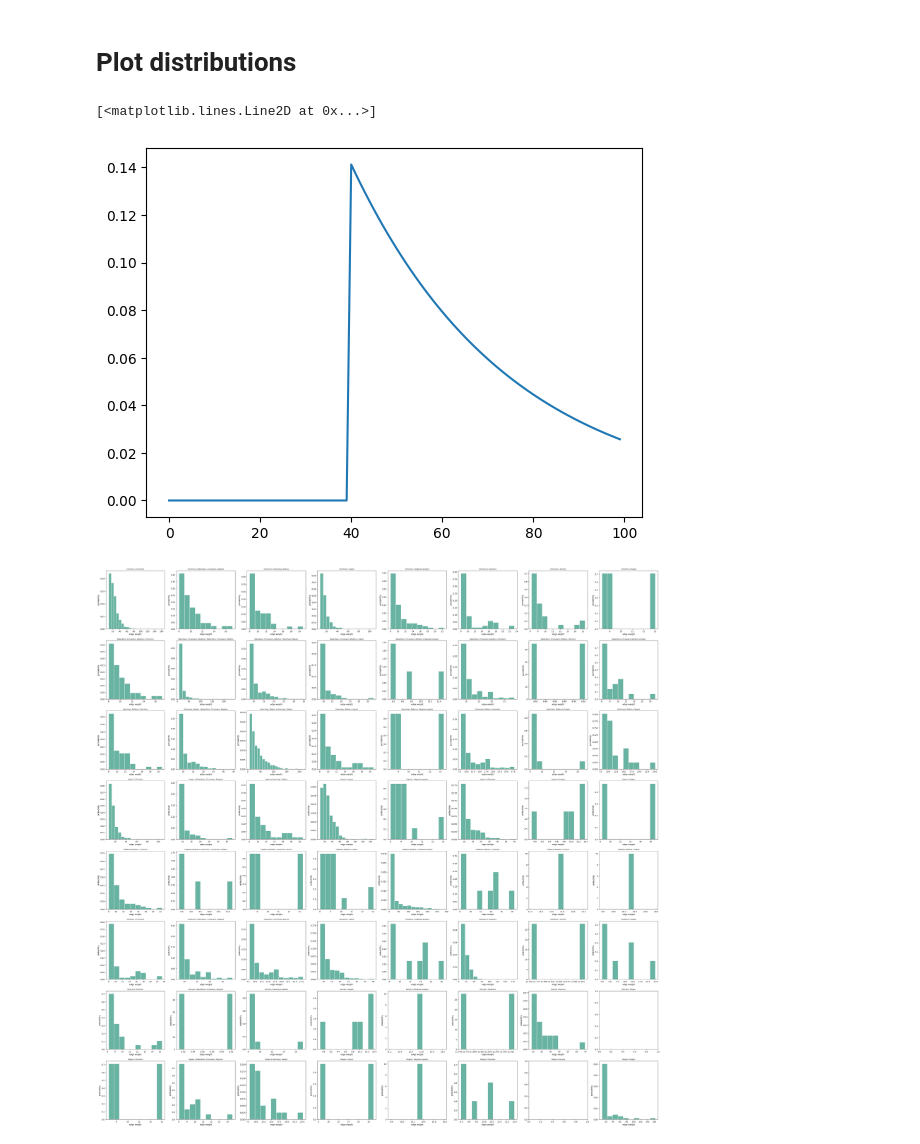
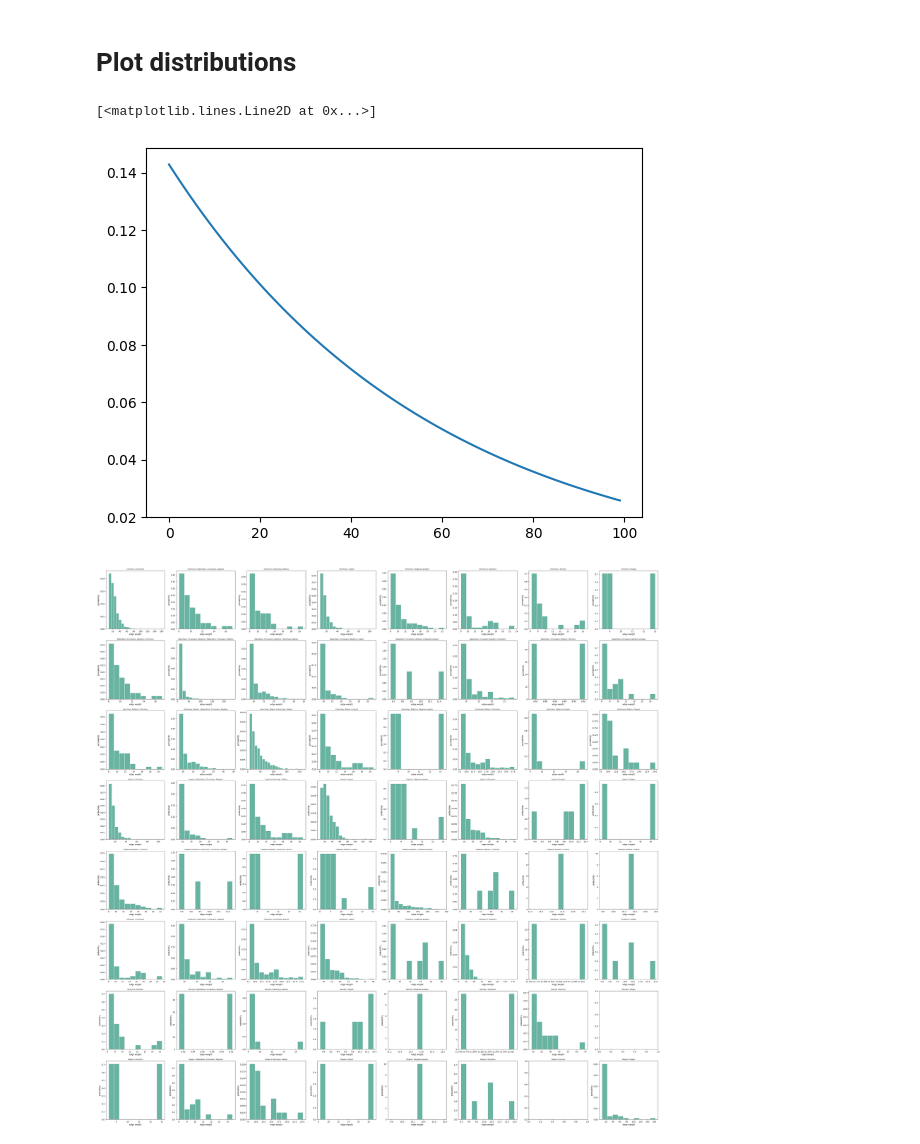
Before and after one commit to Genomics-HSE/ancestry-inference, a Jupyter notebook: notebooks/genlink_usage.ipynb, the cells around one changed output. Saved outputs shown, nothing was run; the diff lists cells and outputs as text; code cells hidden in the pictures.

```diff
--- a/notebooks/genlink_usage.ipynb
+++ b/notebooks/genlink_usage.ipynb
@@ -204,12 +204,12 @@ simplified_genlink_run('/home/ashmelev/ancestry-inference/data/real_data/SC/raw/
 # %%
 import matplotlib.pyplot as plt
 from scipy.stats import expon
 
-points = np.linspace(0, 20, 100)
+points = np.linspace(8, 20, 100)
 plt.plot(expon.pdf(points, loc=8.0, scale=7))
 # %% [output]
 [<matplotlib.lines.Line2D at 0x...>]
-[figure, old version]
+[figure, new version]
 # %%
 dp = DataProcessor('~/ancestry-inference/data/real_data/NC/raw/NC_graph_rel.csv')
 # %%
```
Also changed, not shown: 1 other file.
